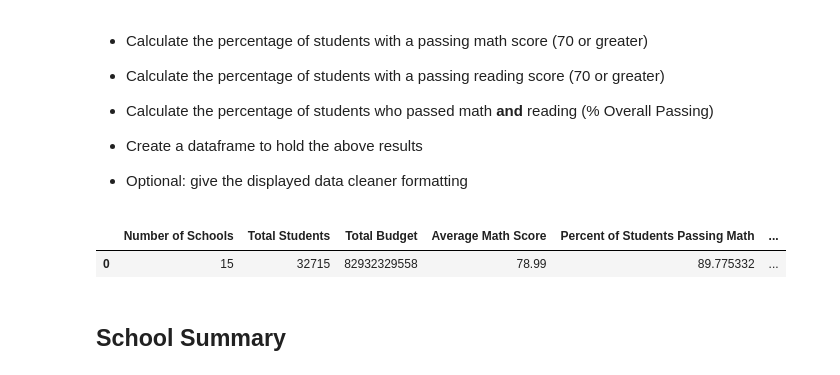
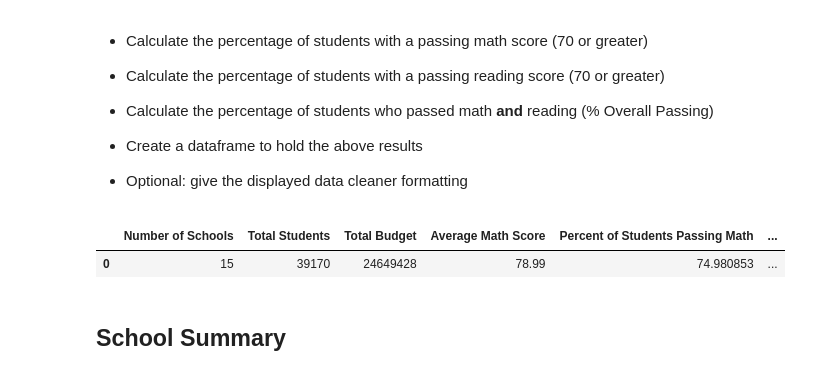
Before and after one commit to hamiltojogo/pandas-challenge, a Jupyter notebook: PyCitySchools_starter.ipynb, the cells around one changed output. Saved outputs shown, nothing was run; the diff lists cells and outputs as text; code cells hidden in the pictures.

```diff
--- a/PyCitySchools_starter.ipynb
+++ b/PyCitySchools_starter.ipynb
@@ -53,32 +58,32 @@ school_data_complete.head(10)
 # %%
 #calculate district wide stats
 SchoolCount = len(school_data_complete.school_name.unique())
-TotalStudents = len(school_data_complete.student_name.unique())
-TotalBudget = school_data_complete.budget.sum()
+TotalStudents = len(student_data)
+TotalBudget = school_data.budget.sum()
 AvgMathScore = school_data_complete.math_score.mean().round(2)
 AvgReadingScore = school_data_complete.reading_score.mean().round(2)
 PassingMath_df = school_data_complete.loc[school_data_complete['math_score'] >= 70]
 TotalStudentsPassingMath = len(PassingMath_df)
 PercentPassingMath = ((TotalStudentsPassingMath / TotalStudents) *100)
 PassingReading_df = school_data_complete.loc[school_data_complete['reading_score'] >= 70]
 TotalStudentsPassingReading = len(PassingReading_df)
 PercentPassingReading = ((TotalStudentsPassingReading / TotalStudents) *100)
 
 Passing_df = student_data.loc[(student_data['math_score'] >= 70) & (student_data['reading_score'] >= 70)]
 
 TotalStudentsPassing = len(Passing_df)
 
 PercentTotalPassing = ((TotalStudentsPassing/TotalStudents) * 100)
 
 #build a district summary data frame
 District_Summary_df = pd.DataFrame({'Number of Schools': [SchoolCount], 'Total Students': [TotalStudents], 'Total Budget': [TotalBudget],
                                    'Average Math Score': [AvgMathScore], 'Percent of Students Passing Math':[PercentPassingMath],
                                    'Average Reading Score': [AvgReadingScore],'Percent of Students Passing Reading':[PercentPassingReading],
                                    'Percent of Students Passing Reading and Math': [PercentTotalPassing]})
 District_Summary_df
 # %% [output]
 |  | Number of Schools | Total Students | Total Budget | Average Math Score | Percent of Students Passing Math | ... |
-| 0 | 15 | 32715 | 82932329558 | 78.99 | 89.775332 | ... |
+| 0 | 15 | 39170 | 24649428 | 78.99 | 74.980853 | ... |
 # %% [markdown]
 ## School Summary
 # %% [markdown]
```
Also changed, not shown: parts of 2 cells of this notebook.
